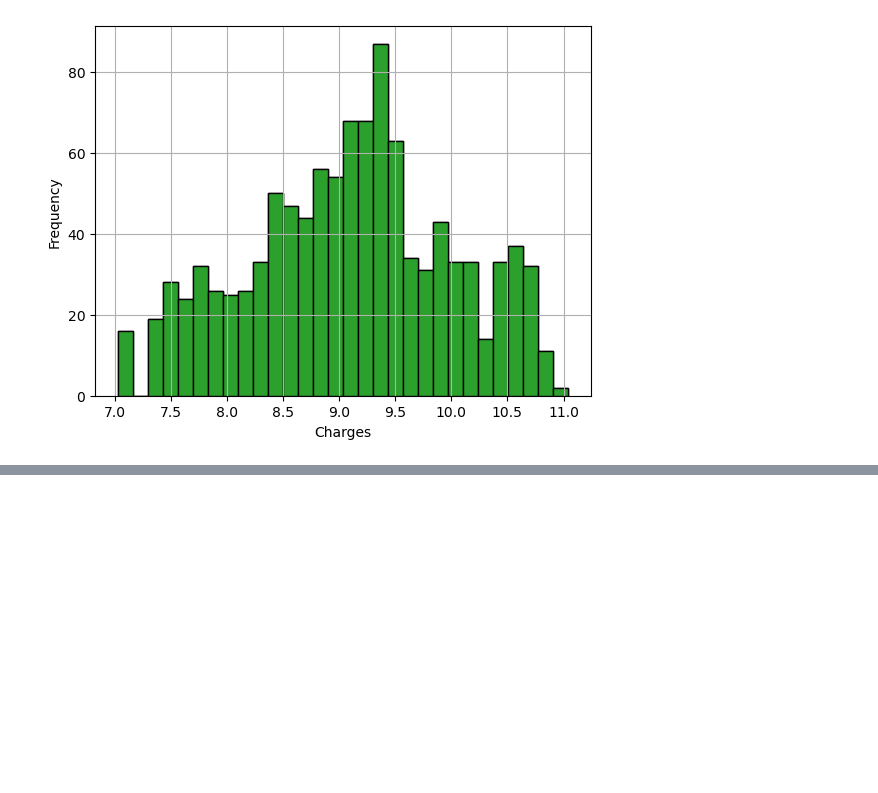
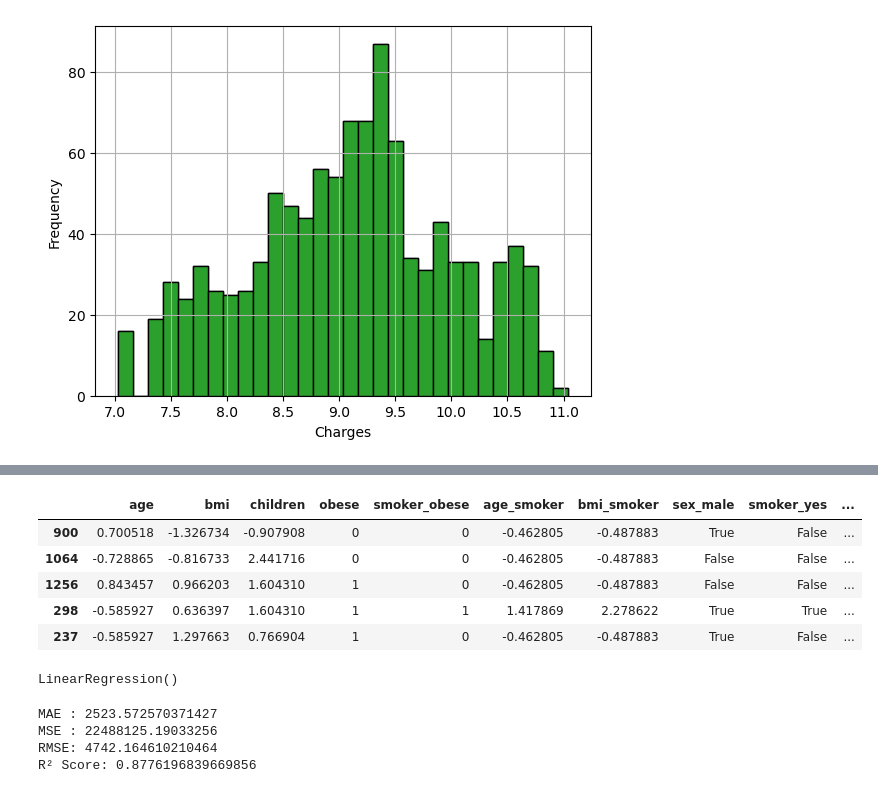
Before and after one commit to Sagarsuman07/ML-Models, a Jupyter notebook: Medical cost personal dataset/Untitled.ipynb, the cells around one changed output, grey strips where cells are left out. Cells and saved outputs as stored; diff of their text form; code cells hidden in the pictures; blank space fills up the shorter version.

Commit message:
completed Linear regression model on medical cost dataset

```diff
--- a/Medical cost personal dataset/Untitled.ipynb
+++ b/Medical cost personal dataset/Untitled.ipynb
@@ -237,0 +279,71 @@ plt.show()
+# %%
+
+# Now we will do ONE-HOT-ENCODING
+cat_cols = ["sex", "smoker", "region"]
+
+X_train = pd.get_dummies(
+    X_train,
+    columns=cat_cols,
+    drop_first=True
+)
+
+X_test = pd.get_dummies(
+    X_test,
+    columns=cat_cols,
+    drop_first=True
+)
+
+# Ensure same number of column in both train and test
+
+X_train,X_test=X_train.align(
+    X_test,
+    join="left",
+    axis=1,
+    fill_value=0
+)
+# %%
+X_test.head()
+# %% [output]
+|  | age | bmi | children | obese | smoker_obese | age_smoker | bmi_smoker | sex_male | smoker_yes | ... |
+| 900 | 0.700518 | -1.326734 | -0.907908 | 0 | 0 | -0.462805 | -0.487883 | True | False | ... |
+| 1064 | -0.728865 | -0.816733 | 2.441716 | 0 | 0 | -0.462805 | -0.487883 | False | False | ... |
+| 1256 | 0.843457 | 0.966203 | 1.604310 | 1 | 0 | -0.462805 | -0.487883 | False | False | ... |
+| 298 | -0.585927 | 0.636397 | 1.604310 | 1 | 1 | 1.417869 | 2.278622 | True | True | ... |
+| 237 | -0.585927 | 1.297663 | 0.766904 | 1 | 0 | -0.462805 | -0.487883 | True | False | ... |
+# %%
+# Training Linear Regression model
+
+from sklearn.linear_model import LinearRegression
+
+model = LinearRegression()
+
+model.fit(X_train, Y_train)
+# %% [output]
+LinearRegression()
+# %%
+# EVALUATION
+
+from sklearn.metrics import (
+    mean_absolute_error,
+    mean_squared_error,
+    r2_score
+)
+import numpy as np
+
+# Predict in log space
+y_pred_log = model.predict(X_test)
+
+# Convert back to original charges
+y_pred = np.expm1(y_pred_log)
+y_test = np.expm1(Y_test)
+
+# Evaluation
+print("MAE :", mean_absolute_error(y_test, y_pred))
+print("MSE :", mean_squared_error(y_test, y_pred))
+print("RMSE:", np.sqrt(mean_squared_error(y_test, y_pred)))
+print("R² Score:", r2_score(y_test, y_pred))
+# %% [output]
+MAE : 2523.572570371427
+MSE : 22488125.19033256
+RMSE: 4742.164610210464
+R² Score: 0.8776196839669856
```
Also changed, not shown: parts of 2 cells of this notebook.
